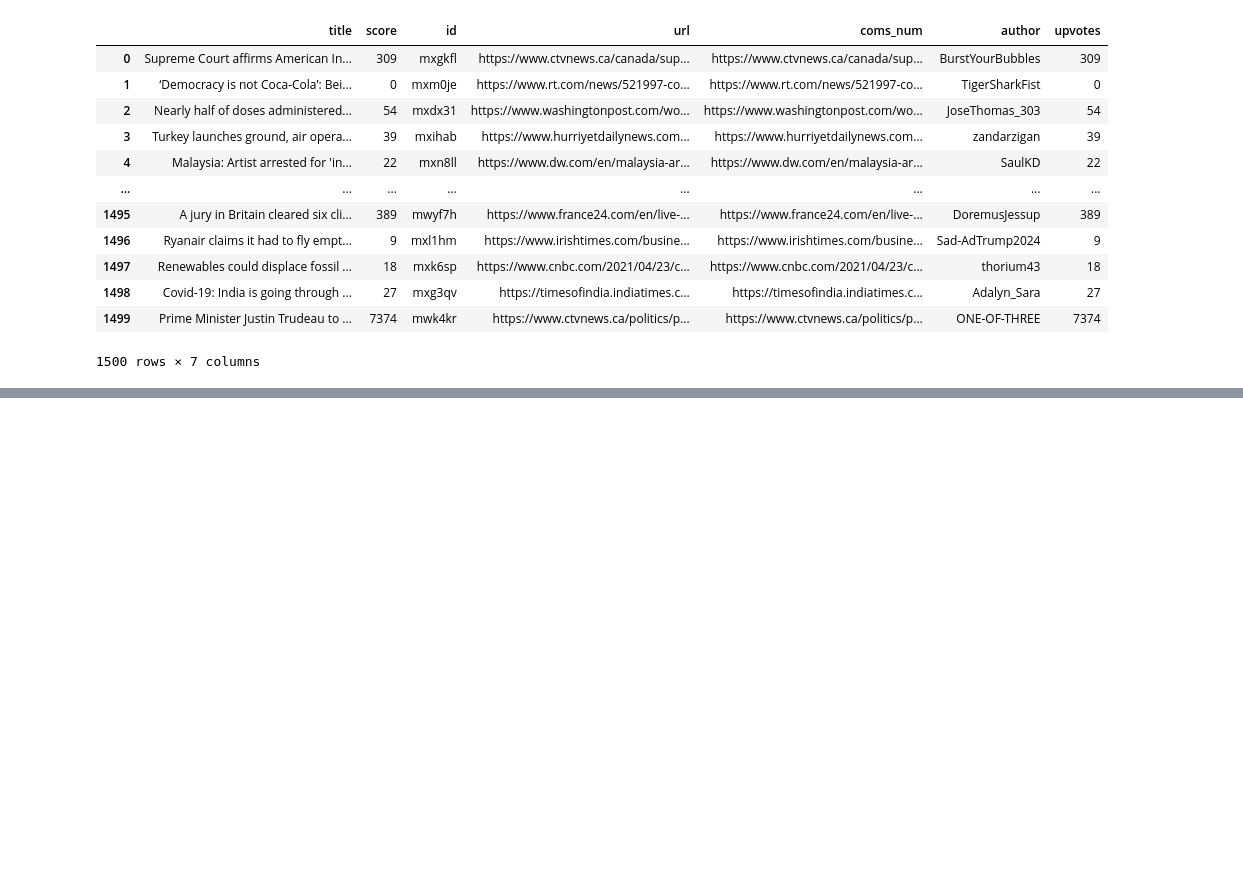
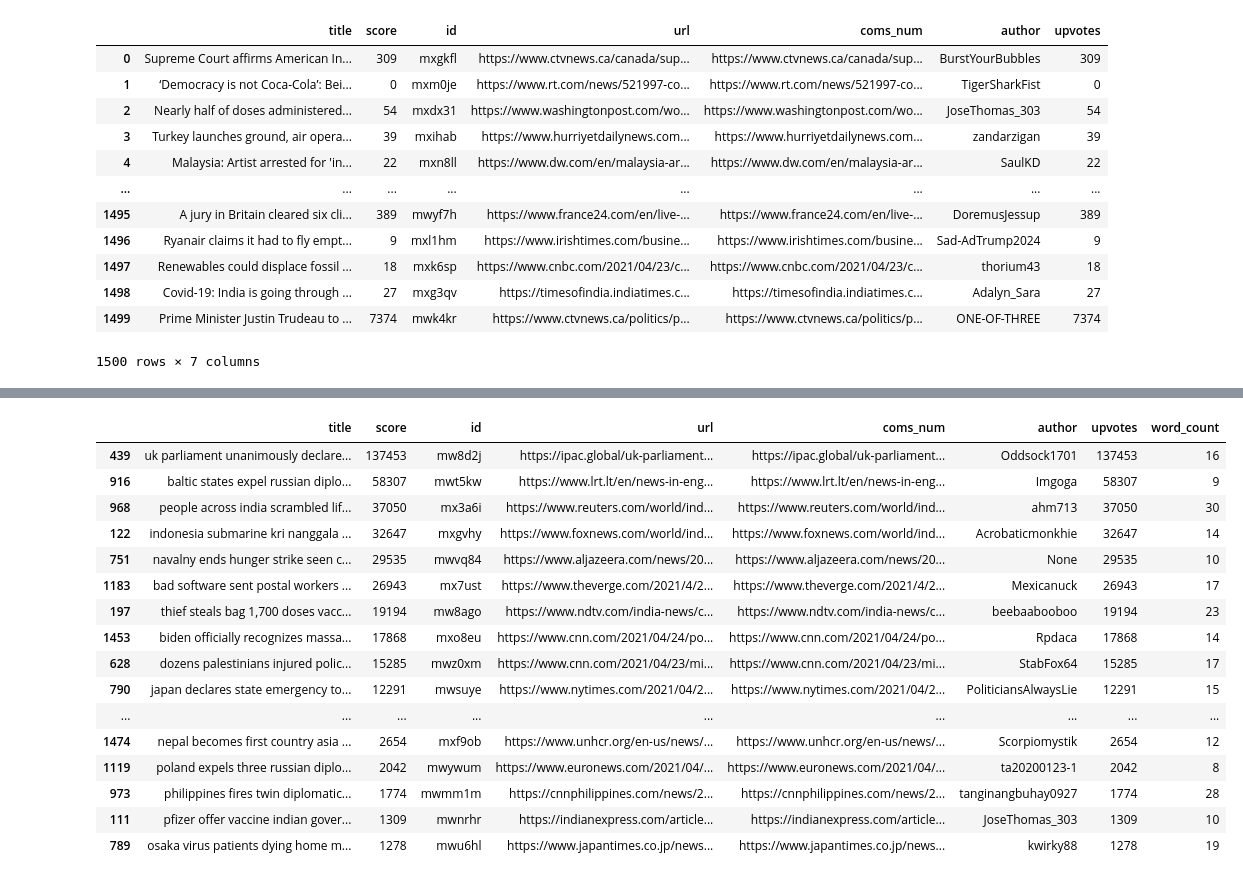
Before and after one commit to evan-dimartinis/447-Project, a Jupyter notebook: ProjectStart.ipynb, the cells around one changed output, grey strips where cells are left out. Cells and saved outputs as stored; diff of their text form; code cells hidden in the pictures; blank space fills up the shorter version.

```diff
--- a/ProjectStart.ipynb
+++ b/ProjectStart.ipynb
@@ -203,3 +203,6 @@ Version 7.0.0 of praw is outdated. Version 7.2.0 was released Wednesday February
 | 1498 | Covid-19: India is going through ... | 27 | mxg3qv | https://timesofindia.indiatimes.c... | https://timesofindia.indiatimes.c... | Adalyn_Sara | 27 |
 | 1499 | Prime Minister Justin Trudeau to ... | 7374 | mwk4kr | https://www.ctvnews.ca/politics/p... | https://www.ctvnews.ca/politics/p... | ONE-OF-THREE | 7374 |
 1500 rows × 7 columns
+# %%
+test_df = WN_df.copy()
+test_df
@@ -205,0 +223,3 @@ Version 7.0.0 of praw is outdated. Version 7.2.0 was released Wednesday February
+# %%
+test_df['word_count'] = test_df['title'].apply(lambda x: len(str(x).split(' ')))
+test_df
@@ -205,0 +240,3 @@ Version 7.0.0 of praw is outdated. Version 7.2.0 was released Wednesday February
+# %%
+test_df['title'] = test_df['title'].apply(lambda x:' '.join(x.lower() for x in x.split()))
+test_df
@@ -205,0 +257,4 @@ Version 7.0.0 of praw is outdated. Version 7.2.0 was released Wednesday February
+# %%
+stop = stopwords.words('english')
+test_df['title'] = test_df['title'].apply(lambda x: ' '.join(x for x in x.split() if x not in stop))
+test_df
@@ -205,0 +275,23 @@ Version 7.0.0 of praw is outdated. Version 7.2.0 was released Wednesday February
+# %%
+sorting_vote = test_df.sort_values(by=['upvotes'], ascending=False)
+test_df2 = sorting_vote.drop_duplicates(subset=['title'])
+test_top_30 = test_df2.head(30)
+test_top_30
+# %% [output]
+|  | title | score | id | url | coms_num | author | upvotes | word_count |
+| 439 | uk parliament unanimously declare... | 137453 | mw8d2j | https://ipac.global/uk-parliament... | https://ipac.global/uk-parliament... | Oddsock1701 | 137453 | 16 |
+| 916 | baltic states expel russian diplo... | 58307 | mwt5kw | https://www.lrt.lt/en/news-in-eng... | https://www.lrt.lt/en/news-in-eng... | Imgoga | 58307 | 9 |
+| 968 | people across india scrambled lif... | 37050 | mx3a6i | https://www.reuters.com/world/ind... | https://www.reuters.com/world/ind... | ahm713 | 37050 | 30 |
+| 122 | indonesia submarine kri nanggala ... | 32647 | mxgvhy | https://www.foxnews.com/world/ind... | https://www.foxnews.com/world/ind... | Acrobaticmonkhie | 32647 | 14 |
+| 751 | navalny ends hunger strike seen c... | 29535 | mwvq84 | https://www.aljazeera.com/news/20... | https://www.aljazeera.com/news/20... | None | 29535 | 10 |
+| 1183 | bad software sent postal workers ... | 26943 | mx7ust | https://www.theverge.com/2021/4/2... | https://www.theverge.com/2021/4/2... | Mexicanuck | 26943 | 17 |
+| 197 | thief steals bag 1,700 doses vacc... | 19194 | mw8ago | https://www.ndtv.com/india-news/c... | https://www.ndtv.com/india-news/c... | beebaabooboo | 19194 | 23 |
+| 1453 | biden officially recognizes massa... | 17868 | mxo8eu | https://www.cnn.com/2021/04/24/po... | https://www.cnn.com/2021/04/24/po... | Rpdaca | 17868 | 14 |
+| 628 | dozens palestinians injured polic... | 15285 | mwz0xm | https://www.cnn.com/2021/04/23/mi... | https://www.cnn.com/2021/04/23/mi... | StabFox64 | 15285 | 17 |
+| 790 | japan declares state emergency to... | 12291 | mwsuye | https://www.nytimes.com/2021/04/2... | https://www.nytimes.com/2021/04/2... | PoliticiansAlwaysLie | 12291 | 15 |
+| ... | ... | ... | ... | ... | ... | ... | ... | ... |
+| 1474 | nepal becomes first country asia ... | 2654 | mxf9ob | https://www.unhcr.org/en-us/news/... | https://www.unhcr.org/en-us/news/... | Scorpiomystik | 2654 | 12 |
+| 1119 | poland expels three russian diplo... | 2042 | mwywum | https://www.euronews.com/2021/04/... | https://www.euronews.com/2021/04/... | ta20200123-1 | 2042 | 8 |
+| 973 | philippines fires twin diplomatic... | 1774 | mwmm1m | https://cnnphilippines.com/news/2... | https://cnnphilippines.com/news/2... | tanginangbuhay0927 | 1774 | 28 |
+| 111 | pfizer offer vaccine indian gover... | 1309 | mwnrhr | https://indianexpress.com/article... | https://indianexpress.com/article... | JoseThomas_303 | 1309 | 10 |
+| 789 | osaka virus patients dying home m... | 1278 | mwu6hl | https://www.japantimes.co.jp/news... | https://www.japantimes.co.jp/news... | kwirky88 | 1278 | 19 |
```
Also changed, not shown: parts of 6 cells of this notebook, 1 other file.
